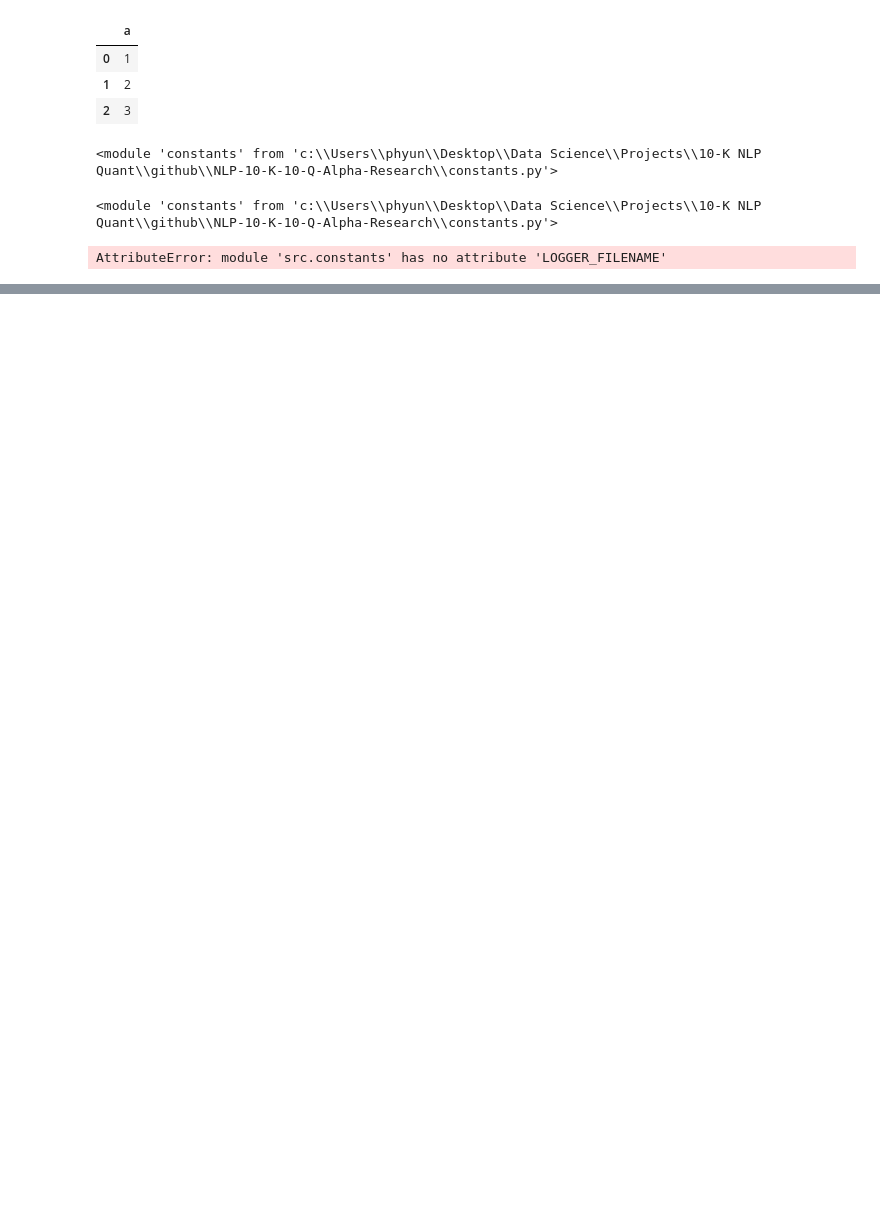
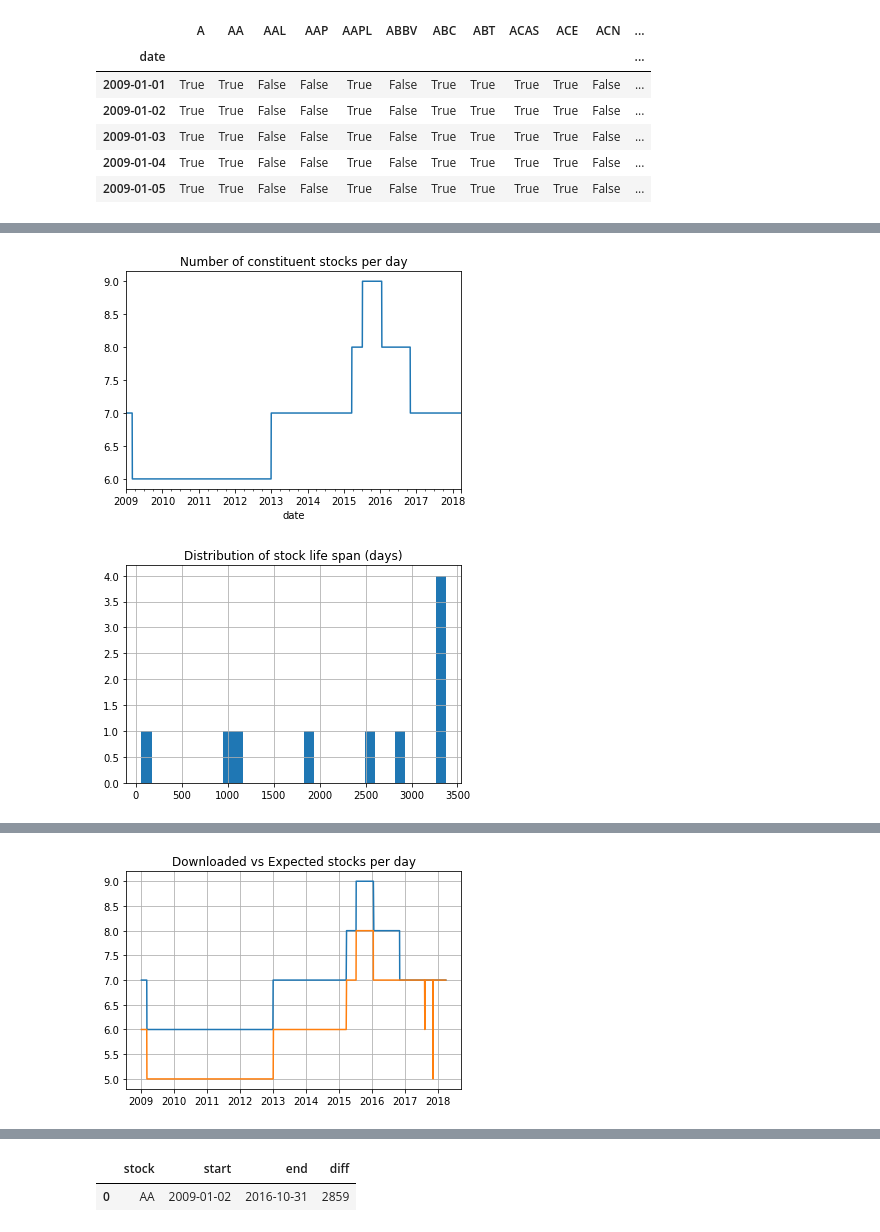
Before and after one commit to calebyung/NLP-10-K-10-Q-Alpha-Research, a Jupyter notebook: run_all.ipynb, the cells around one changed output, grey strips where cells are left out. Saved outputs shown, nothing was run; the diff lists cells and outputs as text; code cells hidden in the pictures; blank space fills up the shorter version.

```diff
--- a/run_all.ipynb
+++ b/run_all.ipynb
@@ -11,22 +0,0 @@ logging.shutdown()
-# %%
-from src.util import *
-pd.DataFrame({'a':[1,2,3]})
-# %% [output]
-|  | a |
-| 0 | 1 |
-| 1 | 2 |
-| 2 | 3 |
-# %%
-
-print(c)
-# %% [output]
-<module 'constants' from 'c:\\Users\\phyun\\Desktop\\Data Science\\Projects\\10-K NLP Quant\\github\\NLP-10-K-10-Q-Alpha-Research\\constants.py'>
-# %%
-c
-# %% [output]
-<module 'constants' from 'c:\\Users\\phyun\\Desktop\\Data Science\\Projects\\10-K NLP Quant\\github\\NLP-10-K-10-Q-Alpha-Research\\constants.py'>
-# %%
-
-log('this is for testing')
-# %% [output]
-AttributeError: module 'src.constants' has no attribute 'LOGGER_FILENAME'
@@ -32,0 +8,14 @@ AttributeError: module 'src.constants' has no attribute 'LOGGER_FILENAME'
+# %%
+return_data = ReturnData()
+return_data.get_universe()
+return_data.get_price_data()
+return_data.cal_returns()
+return_data.export()
+# %% [output]
+|  | A | AA | AAL | AAP | AAPL | ABBV | ABC | ABT | ACAS | ACE | ACN | ... |
+| date |  |  |  |  |  |  |  |  |  |  |  | ... |
+| 2009-01-01 | True | True | False | False | True | False | True | True | True | True | False | ... |
+| 2009-01-02 | True | True | False | False | True | False | True | True | True | True | False | ... |
+| 2009-01-03 | True | True | False | False | True | False | True | True | True | True | False | ... |
+| 2009-01-04 | True | True | False | False | True | False | True | True | True | True | False | ... |
+| 2009-01-05 | True | True | False | False | True | False | True | True | True | True | False | ... |
@@ -32,0 +23,2 @@ AttributeError: module 'src.constants' has no attribute 'LOGGER_FILENAME'
+[figure, added]
+[figure, added]
@@ -32,0 +35 @@ AttributeError: module 'src.constants' has no attribute 'LOGGER_FILENAME'
+[figure, added]
@@ -32,0 +42,2 @@ AttributeError: module 'src.constants' has no attribute 'LOGGER_FILENAME'
+|  | stock | start | end | diff |
+| 0 | AA | 2009-01-02 | 2016-10-31 | 2859 |
```
Also changed, not shown: parts of 3 cells of this notebook, 6 other files.
